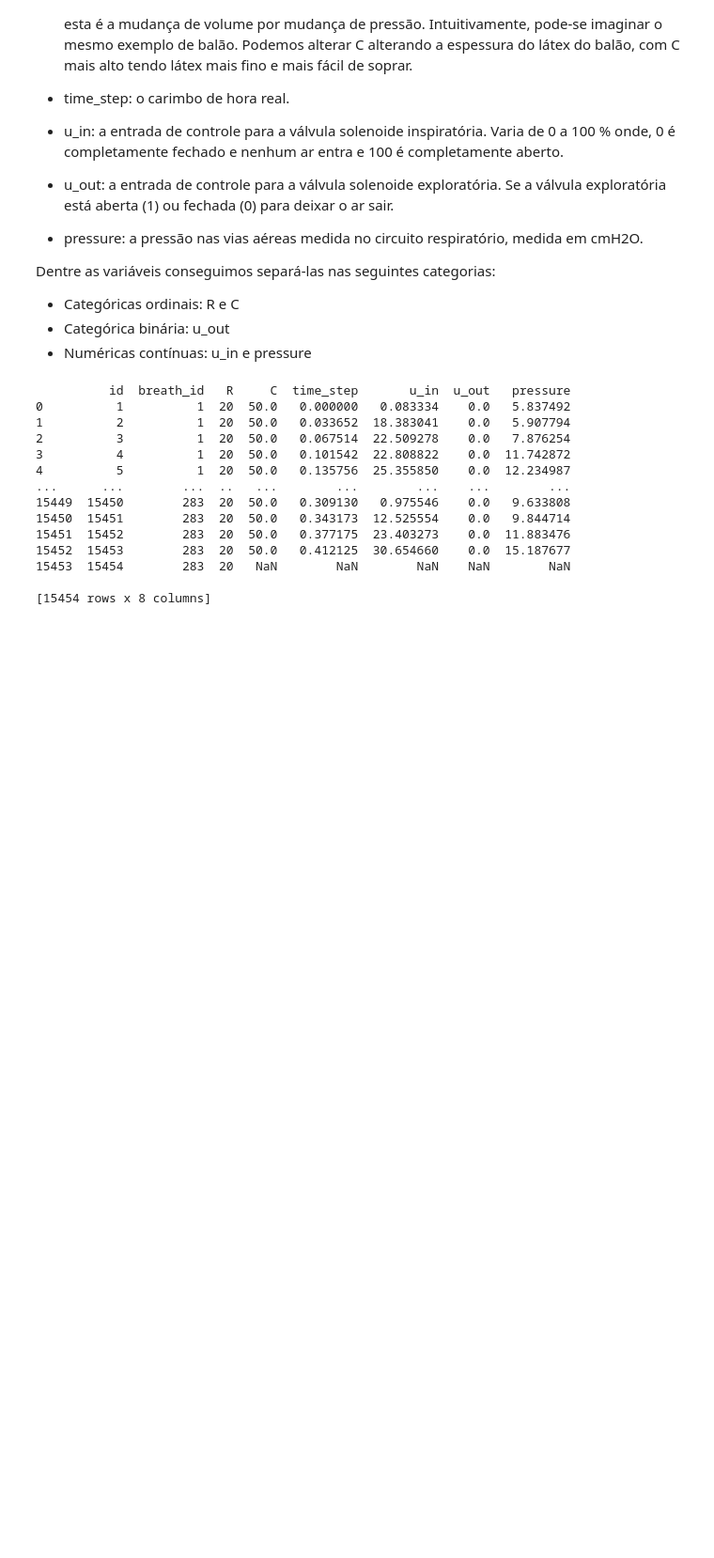
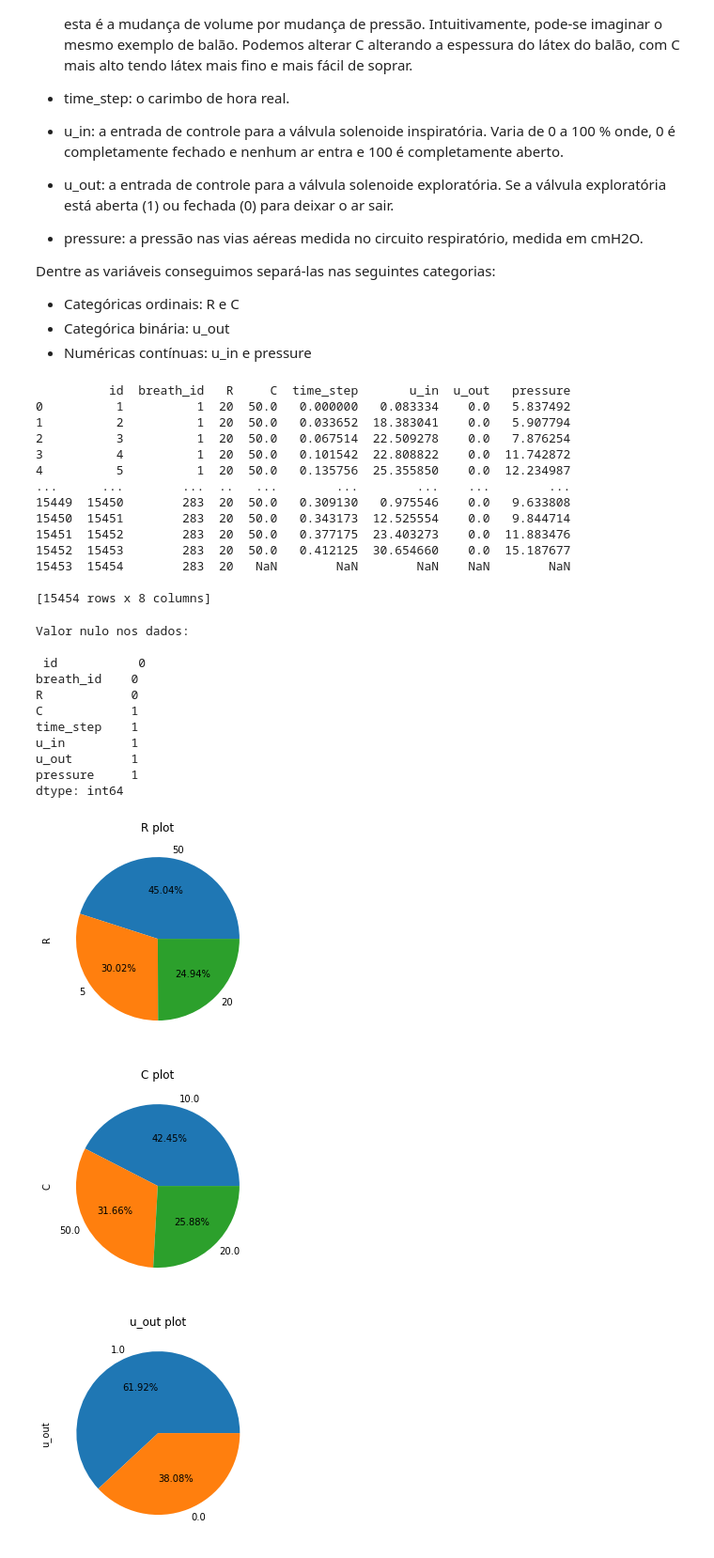
Before and after one commit to MarinaLima/IA, a Jupyter notebook: Google_Brain_Ventilator_Pressure_Prediction.ipynb, the cells around one changed output. Shown at 94% size. Cells and saved outputs as stored; diff of their text form; code cells hidden in the pictures; blank space fills up the shorter version.

```diff
--- a/Google_Brain_Ventilator_Pressure_Prediction.ipynb
+++ b/Google_Brain_Ventilator_Pressure_Prediction.ipynb
@@ -66,9 +66,41 @@ print(train_data)
 
 [15454 rows x 8 columns]
 # %%
-# verifica cada um dos atributos
-for column in train_data.columns:
+# verifica cada um dos atributos para valores nulos
+
+print("Valor nulo nos dados:\n\n", train_data.isna().sum())
+
+# separa dados categóricos para visualização
+category_data = train_data[['R', 'C', 'u_out']]
+for column in category_data.columns:
   b_plot = train_data[column].value_counts()
   b_plot.plot(kind='pie', autopct='%1.2f%%')
   plt.title(column + ' plot')
   plt.show()
+
+# variáveis numéricas
+# boxplot não trás informações relevantes
+
+# num_data = train_data.columns.difference(category_data.columns)
+# num_data = train_data[num_data]
+
+# for column in num_data.columns:
+#   b_plot = num_data.boxplot(column=column)
+#   b_plot.plot()
+#   plt.title(column + ' boxplot')
+#   plt.show()
+# %% [output]
+Valor nulo nos dados:
+
+ id           0
+breath_id    0
+R            0
+C            1
+time_step    1
+u_in         1
+u_out        1
+pressure     1
+dtype: int64
+[figure, added]
+[figure, added]
+[figure, added]
```
